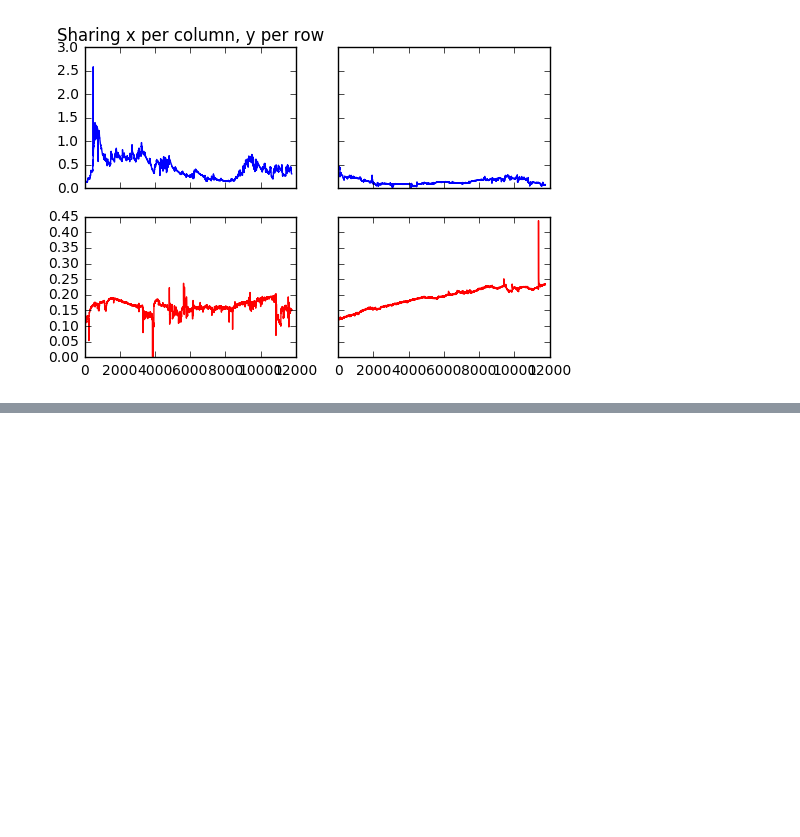
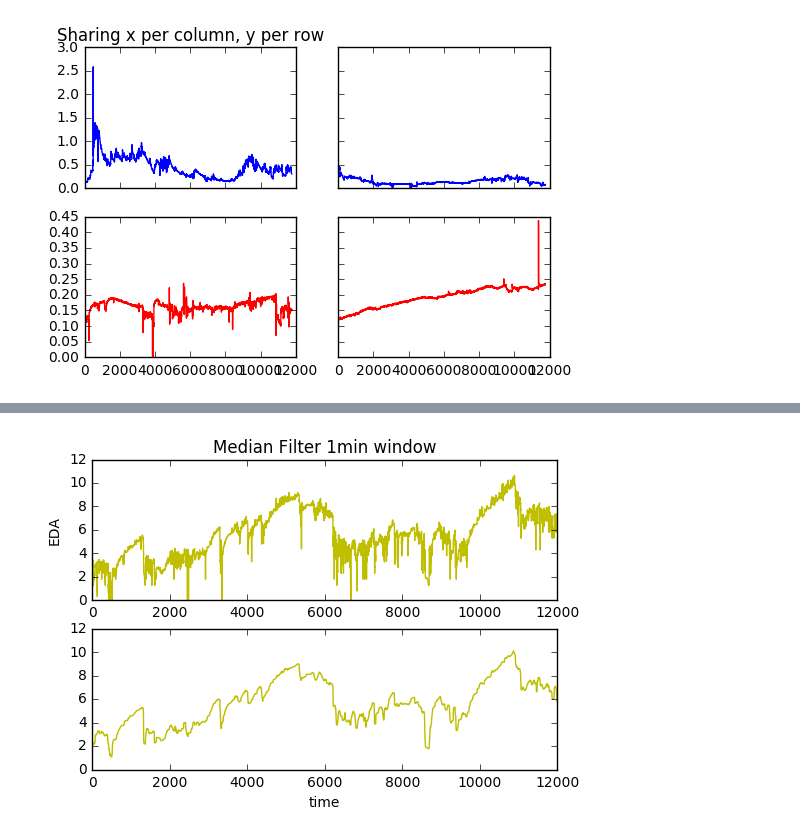
Before and after one commit to shkurtagashi/teacher-student-data-analysis, a Jupyter notebook: EDA-Analysis-Functions2-Latest.ipynb, the cells around one changed output, grey strips where cells are left out. Saved outputs shown, nothing was run; the diff lists cells and outputs as text; code cells hidden in the pictures; blank space fills up the shorter version.

```diff
--- a/EDA-Analysis-Functions2-Latest.ipynb
+++ b/EDA-Analysis-Functions2-Latest.ipynb
@@ -1607,0 +1687,15 @@ plt.show()
+# %%
+import scipy as sp
+y1 = sp.signal.medfilt(Teacher, 61)
+
+# plot the results
+plt.subplot(2,1,1)
+plt.plot(time, Teacher,'y-', label='Raw EDA')
+plt.title('Median Filter 1min window')
+plt.ylabel('EDA')
+plt.subplot(2,1,2)
+plt.plot(time, y1,'y-', label='Filtered EDA')
+plt.xlabel('time')
+plt.show()
+# %% [output]
+[figure, added]
```
Also changed, not shown: parts of 11 cells of this notebook.
